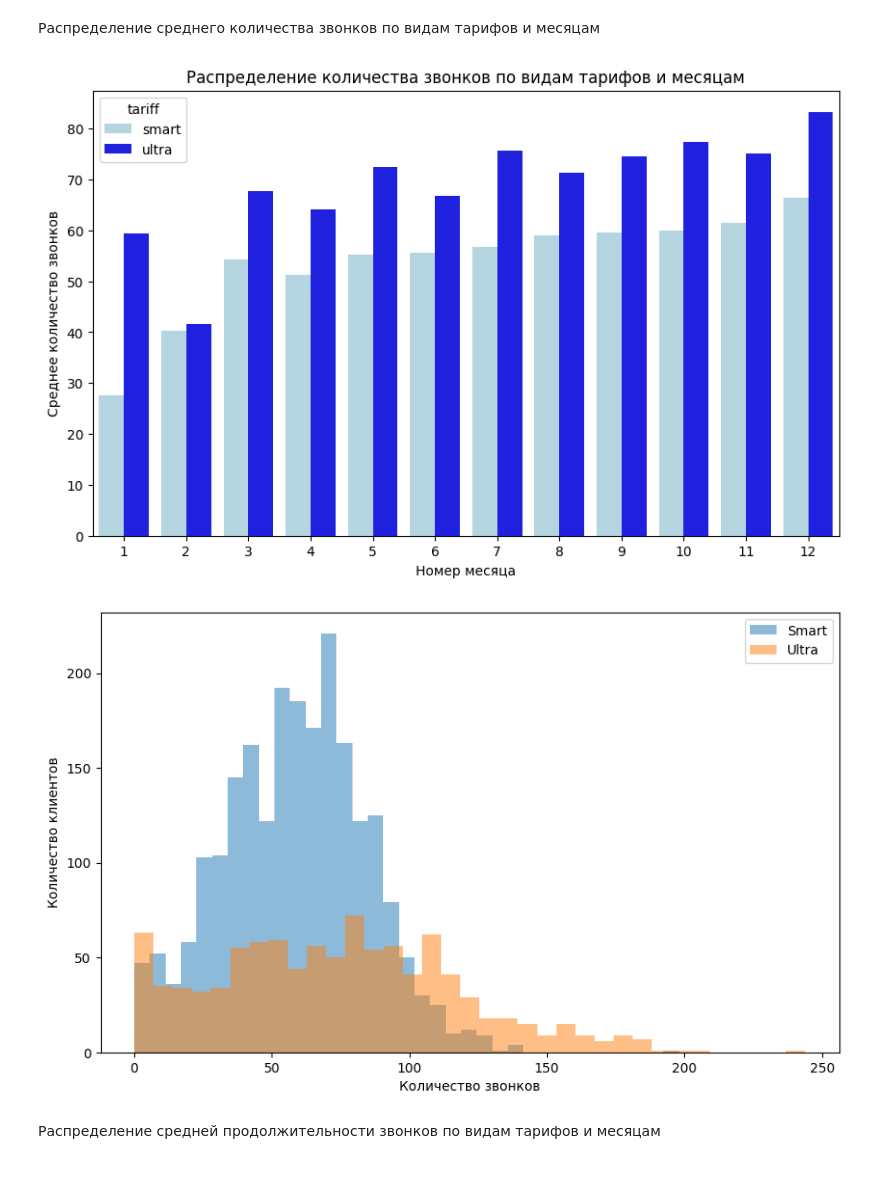
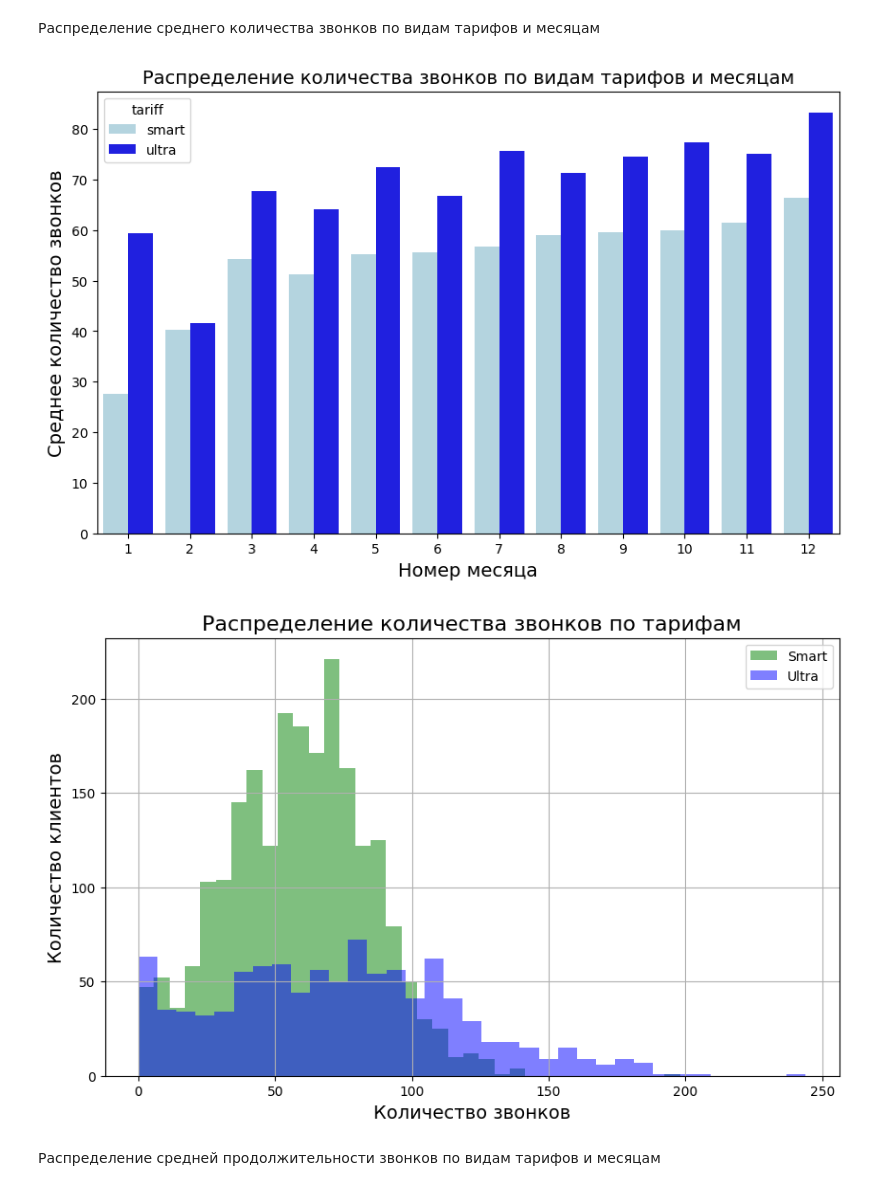
Before and after one commit to avostapenkokz/Portfolio, a Jupyter notebook: TelecomAnalysis/TelecomAnalysis.ipynb, the cells around one changed output. Cells and saved outputs as stored; diff of their text form; code cells hidden in the pictures.

```diff
--- a/TelecomAnalysis/TelecomAnalysis.ipynb
+++ b/TelecomAnalysis/TelecomAnalysis.ipynb
@@ -512,20 +512,23 @@ ax = sns.barplot(x='month',
             data=stats_df,
             palette=['lightblue', 'blue'])
 
-ax.set_title('Распределение количества звонков по видам тарифов и месяцам')
-ax.set(xlabel='Номер месяца', ylabel='Среднее количество звонков');
+ax.set_title('Распределение количества звонков по видам тарифов и месяцам', fontsize=14)
+ax.set_xlabel('Номер месяца', fontsize=14)
+ax.set_ylabel('Среднее количество звонков', fontsize=14);
 # %% [output]
-[figure, old version]
+[figure, new version]
 # %%
 plt.figure(figsize=(10, 6))
 
-user_behavior.groupby('tariff')['calls'].plot(kind='hist', bins=35, alpha=0.5)
+user_behavior[user_behavior['tariff'] =='smart']['calls'].hist(bins=35, alpha=0.5, color='green')
+user_behavior[user_behavior['tariff'] =='ultra']['calls'].hist(bins=35, alpha=0.5, color='blue')
+
 plt.legend(['Smart', 'Ultra'])
-plt.xlabel('Количество звонков')
-plt.ylabel('Количество клиентов')
-plt.show()
+plt.xlabel('Количество звонков', fontsize=14)
+plt.ylabel('Количество клиентов', fontsize=14)
+plt.title('Распределение количества звонков по тарифам', fontsize=16);
 # %% [output]
-[figure, old version]
+[figure, new version]
 # %% [markdown]
 Распределение средней продолжительности звонков по видам тарифов и месяцам
 # %%
```
Also changed, not shown: parts of 6 cells of this notebook.
